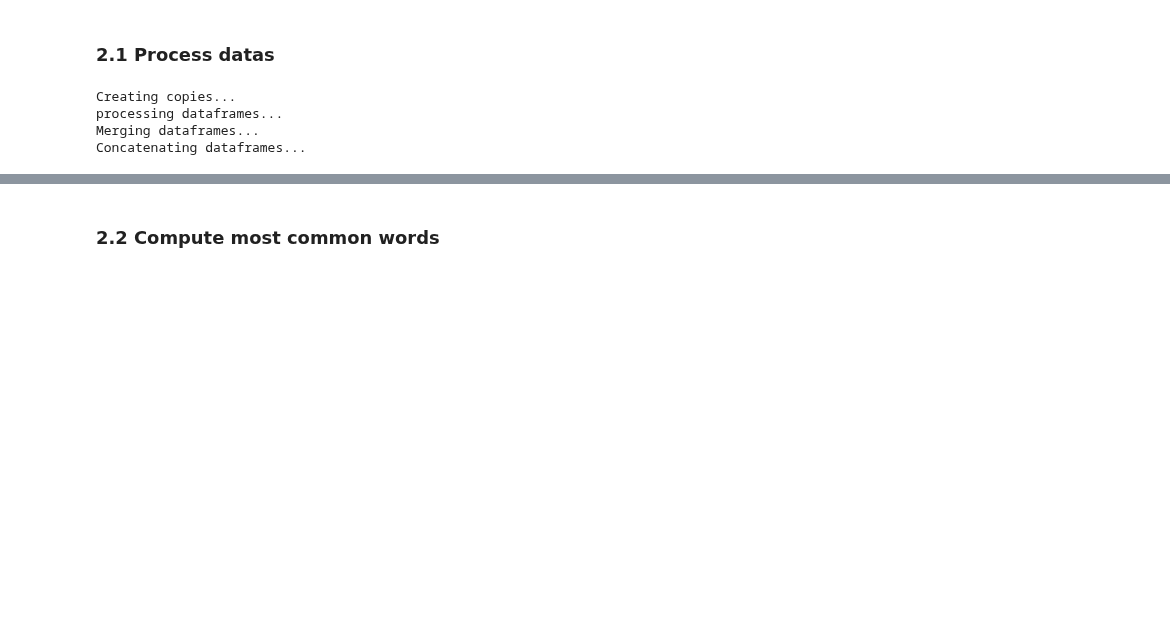
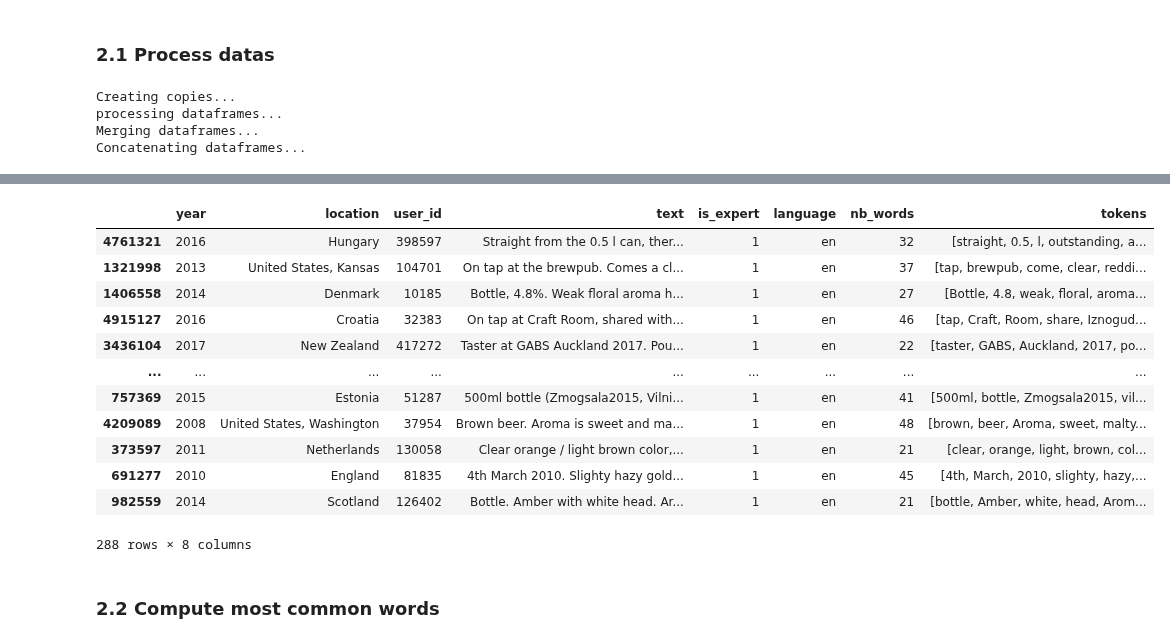
Before and after one commit to epfl-ada/ada-2023-project-remontada, a Jupyter notebook: code/main_vincent.ipynb, the cells around one changed output, grey strips where cells are left out. Saved outputs shown, nothing was run; the diff lists cells and outputs as text; code cells hidden in the pictures; blank space fills up the shorter version.

```diff
--- a/code/main_vincent.ipynb
+++ b/code/main_vincent.ipynb
@@ -1053,3 +1052,19 @@ KeyboardInterrupt:
+# %%
+df_texts_experts
+# %% [output]
+|  | year | location | user_id | text | is_expert | language | nb_words | tokens |
+| 4761321 | 2016 | Hungary | 398597 | Straight from the 0.5 l can, ther... | 1 | en | 32 | [straight, 0.5, l, outstanding, a... |
+| 1321998 | 2013 | United States, Kansas | 104701 | On tap at the brewpub. Comes a cl... | 1 | en | 37 | [tap, brewpub, come, clear, reddi... |
+| 1406558 | 2014 | Denmark | 10185 | Bottle, 4.8%. Weak floral aroma h... | 1 | en | 27 | [Bottle, 4.8, weak, floral, aroma... |
+| 4915127 | 2016 | Croatia | 32383 | On tap at Craft Room, shared with... | 1 | en | 46 | [tap, Craft, Room, share, Iznogud... |
+| 3436104 | 2017 | New Zealand | 417272 | Taster at GABS Auckland 2017. Pou... | 1 | en | 22 | [taster, GABS, Auckland, 2017, po... |
+| ... | ... | ... | ... | ... | ... | ... | ... | ... |
+| 757369 | 2015 | Estonia | 51287 | 500ml bottle (Zmogsala2015, Vilni... | 1 | en | 41 | [500ml, bottle, Zmogsala2015, vil... |
+| 4209089 | 2008 | United States, Washington | 37954 | Brown beer. Aroma is sweet and ma... | 1 | en | 48 | [brown, beer, Aroma, sweet, malty... |
+| 373597 | 2011 | Netherlands | 130058 | Clear orange / light brown color,... | 1 | en | 21 | [clear, orange, light, brown, col... |
+| 691277 | 2010 | England | 81835 | 4th March 2010. Slighty hazy gold... | 1 | en | 45 | [4th, March, 2010, slighty, hazy,... |
+| 982559 | 2014 | Scotland | 126402 | Bottle. Amber with white head. Ar... | 1 | en | 21 | [bottle, Amber, white, head, Arom... |
+288 rows × 8 columns
 # %% [markdown]
 ### 2.2 Compute most common words
 # %%
```
Also changed, not shown: parts of 4 cells of this notebook, 1 other file.
